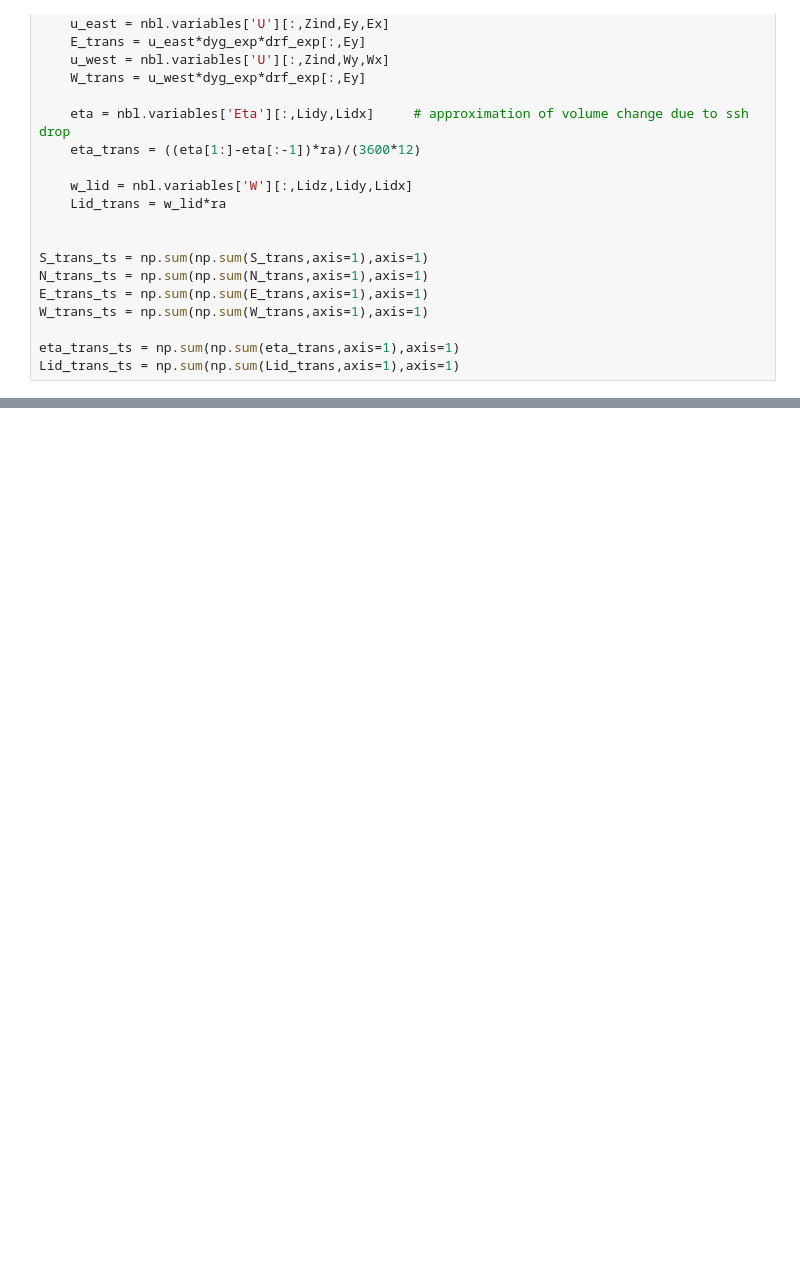
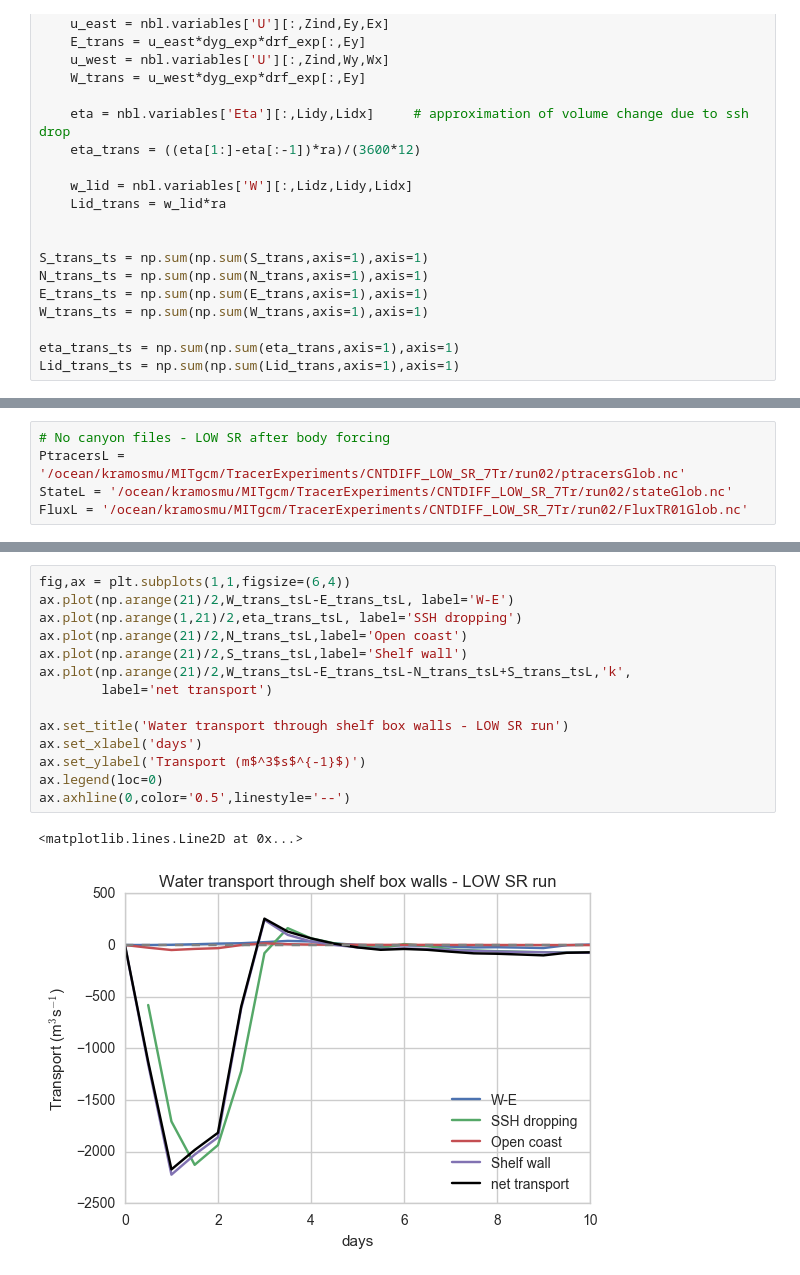
Before and after one commit to UBC-MOAD/outputanalysisnotebooks, a Jupyter notebook: PythonScripts/Paper1Figures/balance_water_on_shelf.ipynb, the cells around one changed output, grey strips where cells are left out. Saved outputs shown, nothing was run; the diff lists cells and outputs as text; blank space fills up the shorter version.

```diff
--- a/PythonScripts/Paper1Figures/balance_water_on_shelf.ipynb
+++ b/PythonScripts/Paper1Figures/balance_water_on_shelf.ipynb
@@ -138,0 +192,5 @@ Note that all the water that leaves the shelf (Shelf wall) is the same as the wa
+# %%
+# No canyon files - LOW SR after body forcing
+PtracersL = '/ocean/kramosmu/MITgcm/TracerExperiments/CNTDIFF_LOW_SR_7Tr/run02/ptracersGlob.nc'
+StateL = '/ocean/kramosmu/MITgcm/TracerExperiments/CNTDIFF_LOW_SR_7Tr/run02/stateGlob.nc'
+FluxL = '/ocean/kramosmu/MITgcm/TracerExperiments/CNTDIFF_LOW_SR_7Tr/run02/FluxTR01Glob.nc'
@@ -138,0 +229,17 @@ Note that all the water that leaves the shelf (Shelf wall) is the same as the wa
+# %%
+fig,ax = plt.subplots(1,1,figsize=(6,4))
+ax.plot(np.arange(21)/2,W_trans_tsL-E_trans_tsL, label='W-E')
+ax.plot(np.arange(1,21)/2,eta_trans_tsL, label='SSH dropping')
+ax.plot(np.arange(21)/2,N_trans_tsL,label='Open coast')
+ax.plot(np.arange(21)/2,S_trans_tsL,label='Shelf wall')
+ax.plot(np.arange(21)/2,W_trans_tsL-E_trans_tsL-N_trans_tsL+S_trans_tsL,'k',
+        label='net transport')
+
+ax.set_title('Water transport through shelf box walls - LOW SR run')
+ax.set_xlabel('days')
+ax.set_ylabel('Transport (m$^3$s$^{-1}$)')
+ax.legend(loc=0)
+ax.axhline(0,color='0.5',linestyle='--')
+# %% [output]
+<matplotlib.lines.Line2D at 0x...>
+[figure, added]
```
Also changed, not shown: parts of 12 cells of this notebook.
